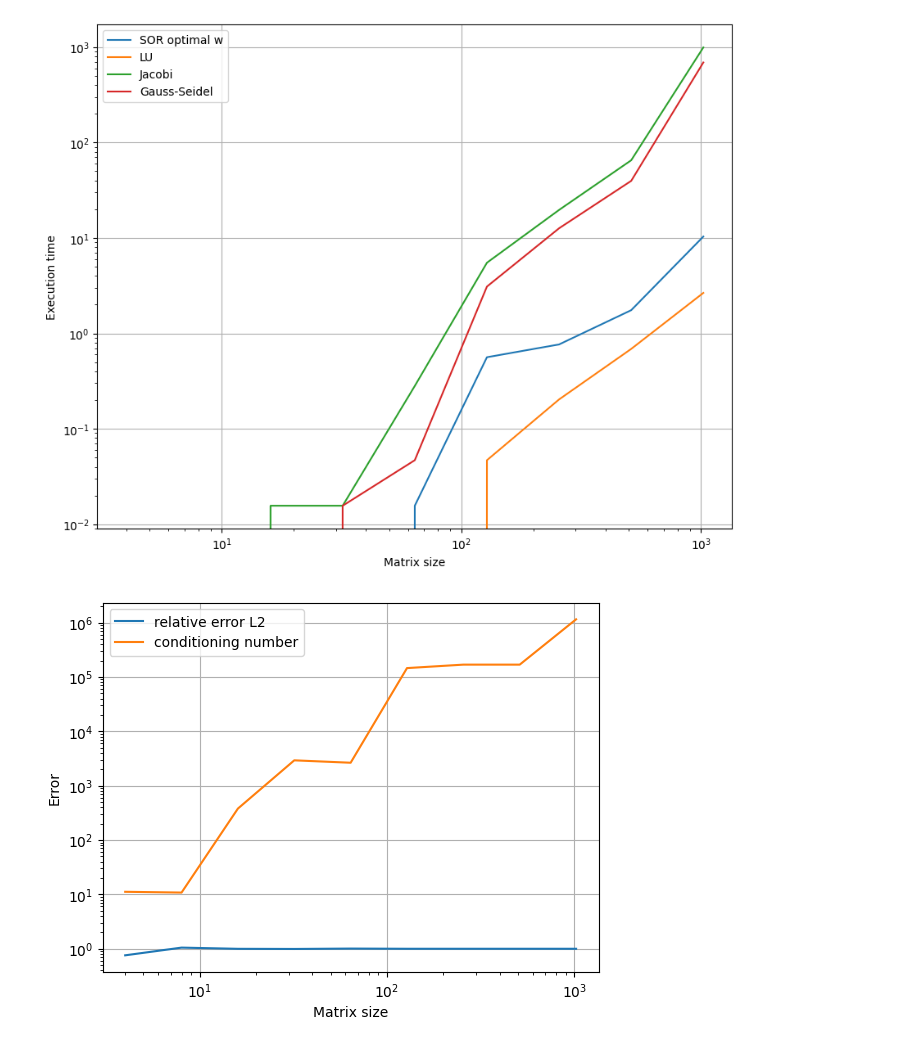
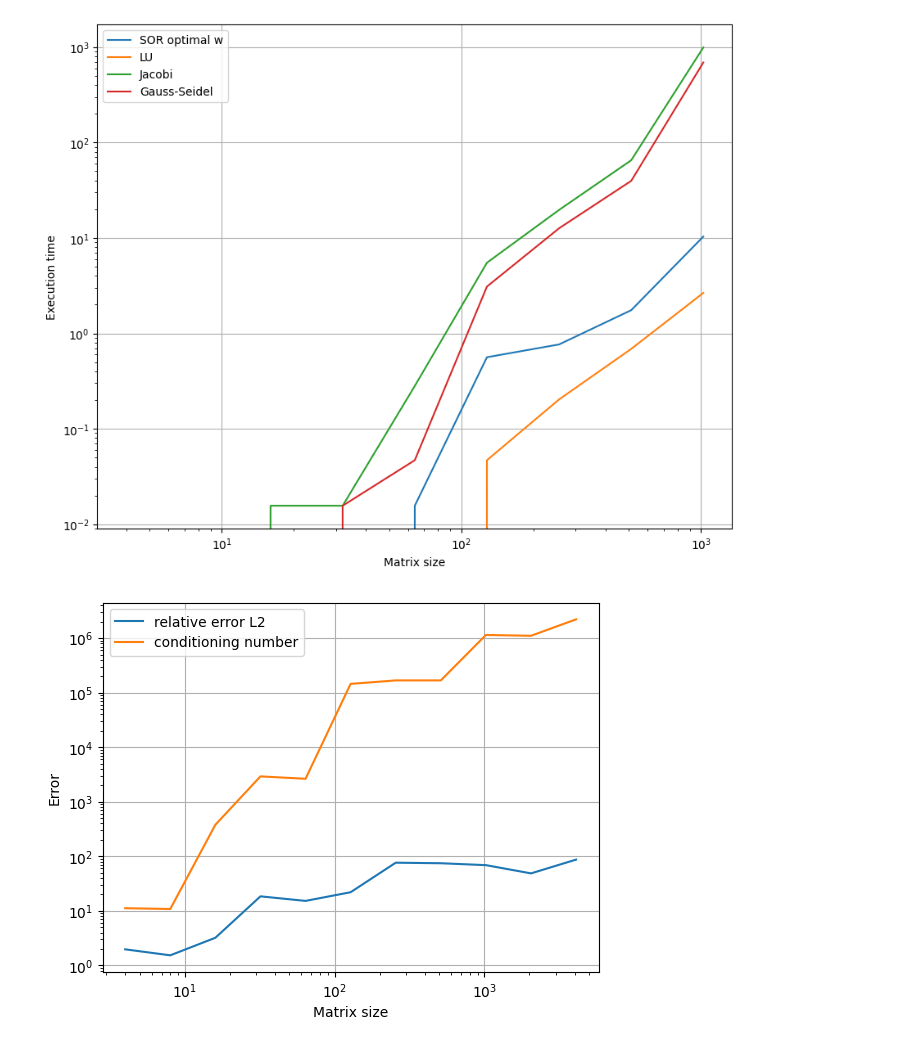
Before and after one commit to EstebanLeiva/NumericalAnalysis, a Jupyter notebook: HW4/algorithms_comparison.ipynb, the cells around one changed output. Saved outputs shown, nothing was run; the diff lists cells and outputs as text; code cells hidden in the pictures.

```diff
--- a/HW4/algorithms_comparison.ipynb
+++ b/HW4/algorithms_comparison.ipynb
@@ -185,39 +185,38 @@ plt.show()
 [figure]
 # %%
 def generate_b_perturbed(n):
-   b = np.zeros(n)
-   for i in range(n):
-      b[i] = (1/(n+1))**2 * (((i+1)/(n+1))**2+0.05)
+   b = np.array([((i**2 / (n + 1)**4)+(0.05/(n+1)**2)) for i in range(1, n+1)])
    return b
 # %%
 sizes = [2**k for k in range(2,15)]
 
 errors = []
 bounds = []
-for n in sizes[:9]:
+for n in sizes[:11]:
     ## Not perturbed
     A = tridiagonal_matrix(n, 1, -2, 1)
-    b = generate_b(n)
+    b = np.array([(i**2 / (n + 1)**4) for i in range(1, n+1)])
+
     x_direct = inverse_tridiagonal(A,b)
 
     ## Perturbed
     b_perturbed = generate_b_perturbed(n)
-    x_direct_perturbed = inverse_tridiagonal(A,b)
+    x_direct_perturbed = inverse_tridiagonal(A,b_perturbed)
 
-    errors.append(np.linalg.norm((b_perturbed-b), ord=2)/np.linalg.norm((b), ord=2))
+    errors.append((np.linalg.norm((x_direct_perturbed-x_direct))/np.linalg.norm((x_direct)))*(np.linalg.norm((b))/np.linalg.norm((b_perturbed-b))))
 
     eigen = np.linalg.eigvals( A@A.T)
     bounds.append( np.sqrt(max(eigen)/min(eigen)))
 # %%
-plt.loglog(sizes[:9], errors, label='relative error L2')
-plt.loglog(sizes[:9], bounds, label='conditioning number')
+plt.loglog(sizes[:11], errors, label='relative error L2')
+plt.loglog(sizes[:11], bounds, label='conditioning number')
 plt.xlabel('Matrix size')
 plt.ylabel('Error')
 plt.legend()
 plt.grid(True)
 plt.show()
 # %% [output]
-[figure, old version]
+[figure, new version]
 # %%
 bounds
 # %% [output]
```
Also changed, not shown: parts of 4 cells of this notebook, 2 other files.
